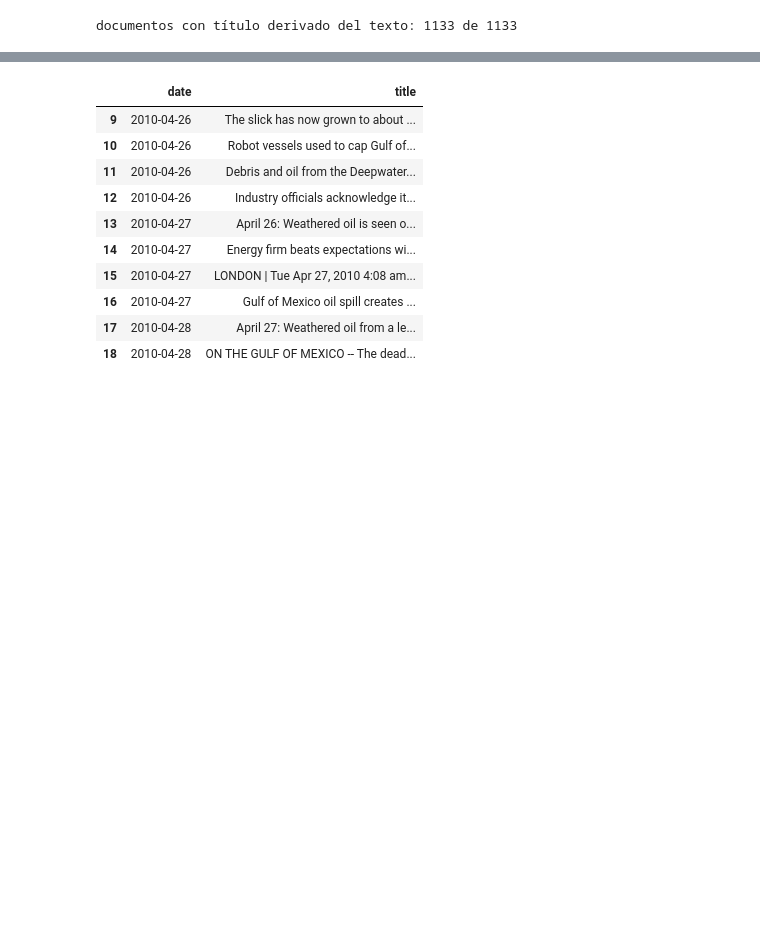
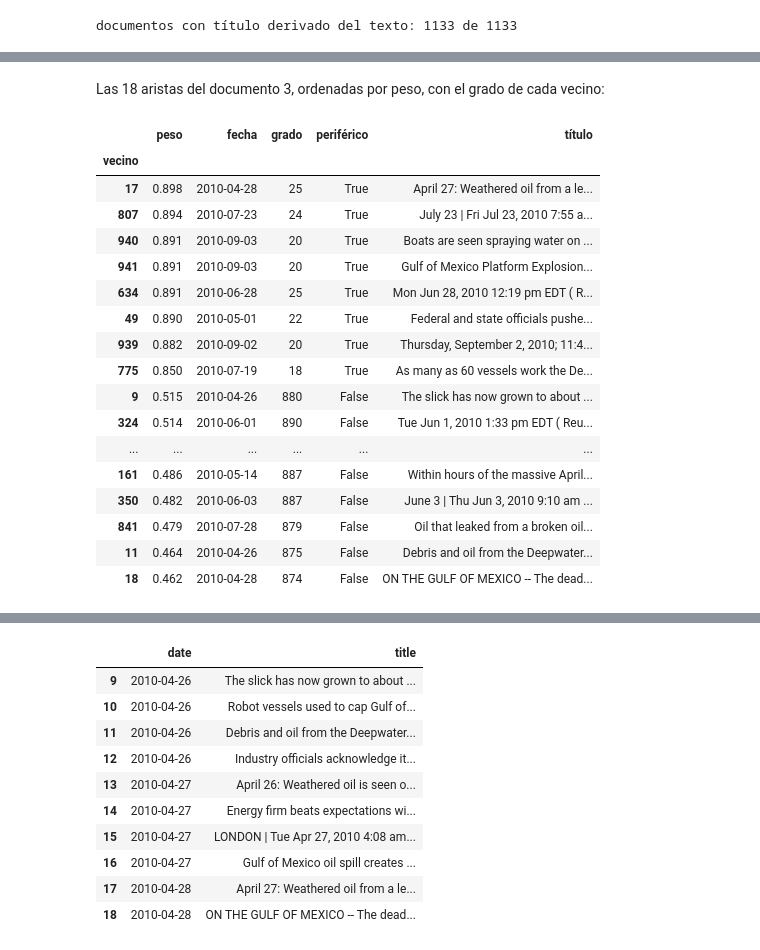
Before and after one commit to danukaz/causal-coherence, a Jupyter notebook: Examples/narrative_trails_bpoil.ipynb, the cells around one changed output, grey strips where cells are left out. Drawn from its saved outputs; the diff is of its cells as text; code cells hidden in the pictures; blank space fills up the shorter version.

```diff
--- a/Examples/narrative_trails_bpoil.ipynb
+++ b/Examples/narrative_trails_bpoil.ipynb
@@ -139,0 +236,30 @@ arriba.
+# %% [markdown]
+Las 18 aristas del documento 3, ordenadas por peso, con el grado de cada vecino:
+# %%
+neighbors = pd.DataFrame([
+    {"vecino": t, "peso": d["weight"], "fecha": df.loc[t, "date"].date(),
+     "grado": landscape.nx_graph.degree(t),
+     "periférico": node_degree_report(landscape, t)["peripheral"],
+     "título": df.loc[t, "title"]}
+    for t, d in landscape.nx_graph[3].items()
+]).sort_values("peso", ascending=False).set_index("vecino")
+neighbors.round(3)
+# %% [output]
+|  | peso | fecha | grado | periférico | título |
+| vecino |  |  |  |  |  |
+| 17 | 0.898 | 2010-04-28 | 25 | True | April 27: Weathered oil from a le... |
+| 807 | 0.894 | 2010-07-23 | 24 | True | July 23 | Fri Jul 23, 2010 7:55 a... |
+| 940 | 0.891 | 2010-09-03 | 20 | True | Boats are seen spraying water on ... |
+| 941 | 0.891 | 2010-09-03 | 20 | True | Gulf of Mexico Platform Explosion... |
+| 634 | 0.891 | 2010-06-28 | 25 | True | Mon Jun 28, 2010 12:19 pm EDT ( R... |
+| 49 | 0.890 | 2010-05-01 | 22 | True | Federal and state officials pushe... |
+| 939 | 0.882 | 2010-09-02 | 20 | True | Thursday, September 2, 2010; 11:4... |
+| 775 | 0.850 | 2010-07-19 | 18 | True | As many as 60 vessels work the De... |
+| 9 | 0.515 | 2010-04-26 | 880 | False | The slick has now grown to about ... |
+| 324 | 0.514 | 2010-06-01 | 890 | False | Tue Jun 1, 2010 1:33 pm EDT ( Reu... |
+| ... | ... | ... | ... | ... | ... |
+| 161 | 0.486 | 2010-05-14 | 887 | False | Within hours of the massive April... |
+| 350 | 0.482 | 2010-06-03 | 887 | False | June 3 | Thu Jun 3, 2010 9:10 am ... |
+| 841 | 0.479 | 2010-07-28 | 879 | False | Oil that leaked from a broken oil... |
+| 11 | 0.464 | 2010-04-26 | 875 | False | Debris and oil from the Deepwater... |
+| 18 | 0.462 | 2010-04-28 | 874 | False | ON THE GULF OF MEXICO -- The dead... |
```
Also changed, not shown: parts of 17 cells of this notebook, 12 other files.
